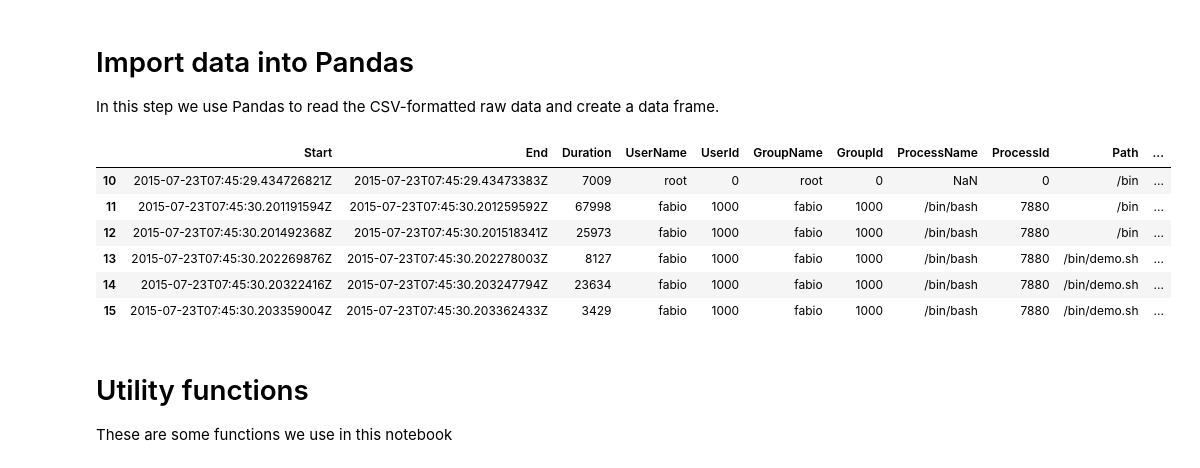
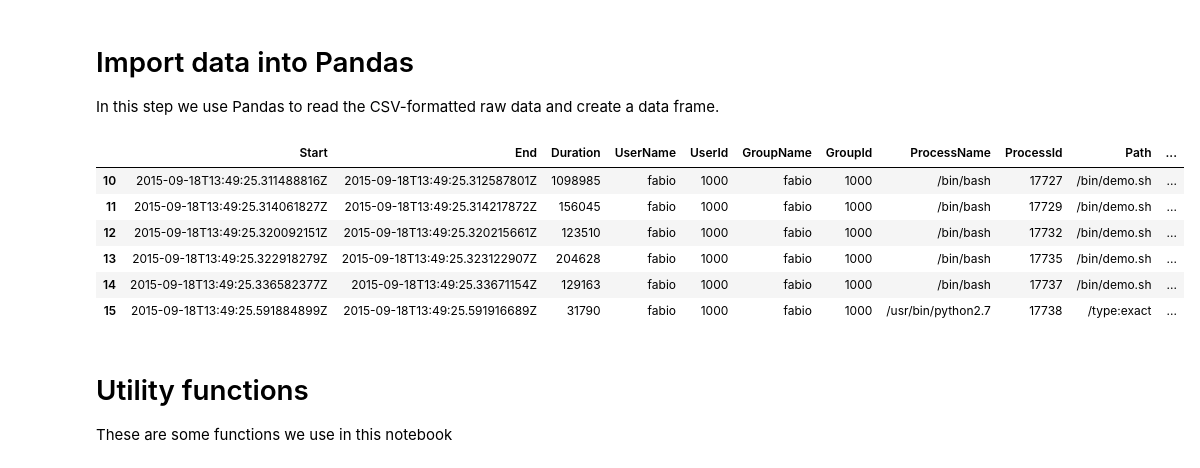
Before and after one commit to airnandez/cluefs-tools, a Jupyter notebook: lsst-demo-v10.1/lsst-demo-v10.1.ipynb, the cells around one changed output. Saved outputs shown, nothing was run; the diff lists cells and outputs as text; code cells hidden in the pictures.

Commit message:
Update notebook for new input data containing new openid operation argument

```diff
--- a/lsst-demo-v10.1/lsst-demo-v10.1.ipynb
+++ b/lsst-demo-v10.1/lsst-demo-v10.1.ipynb
@@ -33,26 +33,26 @@ MEGABYTE = KILOBYTE * KILOBYTE
 # %%
 # Import the data file and show some entries
 column_names=[
     "Start", "End", "Duration",
     "UserName", "UserId", "GroupName", "GroupId", "ProcessName", "ProcessId",
     "Path", "ObjType",
-    "Operation", "OpArg1", "OpArg2", "OpArg3", "OpArg4", "OpArg5"
+    "Operation", "OpArg1", "OpArg2", "OpArg3", "OpArg4", "OpArg5", "OpArg6"
 ]
 frame = pd.read_csv(TRACE_FILE, header=None, names=column_names, parse_dates=False)
 
 # Remove the top directory from all paths
 frame['Path'] = frame['Path'].str.replace(TOP_DIR, "", 1)
 
 # Display some entries
 frame.ix[10:15,:]
 # %% [output]
 |  | Start | End | Duration | UserName | UserId | GroupName | GroupId | ProcessName | ProcessId | Path | ... |
-| 10 | 2015-07-23T07:45:29.434726821Z | 2015-07-23T07:45:29.43473383Z | 7009 | root | 0 | root | 0 | NaN | 0 | /bin | ... |
-| 11 | 2015-07-23T07:45:30.201191594Z | 2015-07-23T07:45:30.201259592Z | 67998 | fabio | 1000 | fabio | 1000 | /bin/bash | 7880 | /bin | ... |
-| 12 | 2015-07-23T07:45:30.201492368Z | 2015-07-23T07:45:30.201518341Z | 25973 | fabio | 1000 | fabio | 1000 | /bin/bash | 7880 | /bin | ... |
-| 13 | 2015-07-23T07:45:30.202269876Z | 2015-07-23T07:45:30.202278003Z | 8127 | fabio | 1000 | fabio | 1000 | /bin/bash | 7880 | /bin/demo.sh | ... |
-| 14 | 2015-07-23T07:45:30.20322416Z | 2015-07-23T07:45:30.203247794Z | 23634 | fabio | 1000 | fabio | 1000 | /bin/bash | 7880 | /bin/demo.sh | ... |
-| 15 | 2015-07-23T07:45:30.203359004Z | 2015-07-23T07:45:30.203362433Z | 3429 | fabio | 1000 | fabio | 1000 | /bin/bash | 7880 | /bin/demo.sh | ... |
+| 10 | 2015-09-18T13:49:25.311488816Z | 2015-09-18T13:49:25.312587801Z | 1098985 | fabio | 1000 | fabio | 1000 | /bin/bash | 17727 | /bin/demo.sh | ... |
+| 11 | 2015-09-18T13:49:25.314061827Z | 2015-09-18T13:49:25.314217872Z | 156045 | fabio | 1000 | fabio | 1000 | /bin/bash | 17729 | /bin/demo.sh | ... |
+| 12 | 2015-09-18T13:49:25.320092151Z | 2015-09-18T13:49:25.320215661Z | 123510 | fabio | 1000 | fabio | 1000 | /bin/bash | 17732 | /bin/demo.sh | ... |
+| 13 | 2015-09-18T13:49:25.322918279Z | 2015-09-18T13:49:25.323122907Z | 204628 | fabio | 1000 | fabio | 1000 | /bin/bash | 17735 | /bin/demo.sh | ... |
+| 14 | 2015-09-18T13:49:25.336582377Z | 2015-09-18T13:49:25.33671154Z | 129163 | fabio | 1000 | fabio | 1000 | /bin/bash | 17737 | /bin/demo.sh | ... |
+| 15 | 2015-09-18T13:49:25.591884899Z | 2015-09-18T13:49:25.591916689Z | 31790 | fabio | 1000 | fabio | 1000 | /usr/bin/python2.7 | 17738 | /type:exact | ... |
 # %% [markdown]
 # Utility functions
 
```
Also changed, not shown: parts of 6 cells of this notebook, 1 other file.
